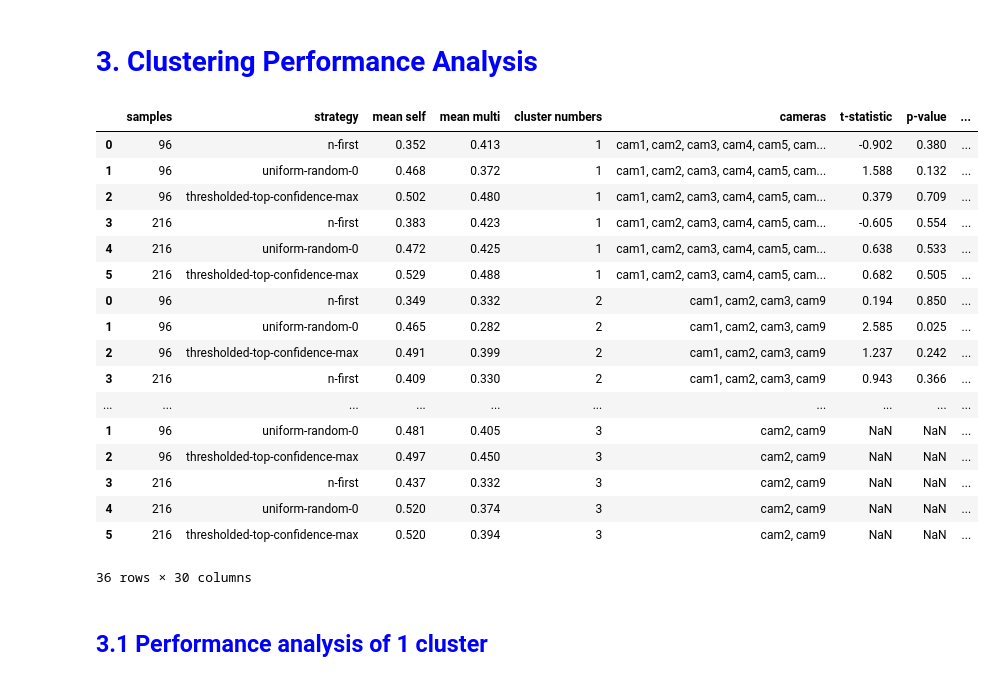
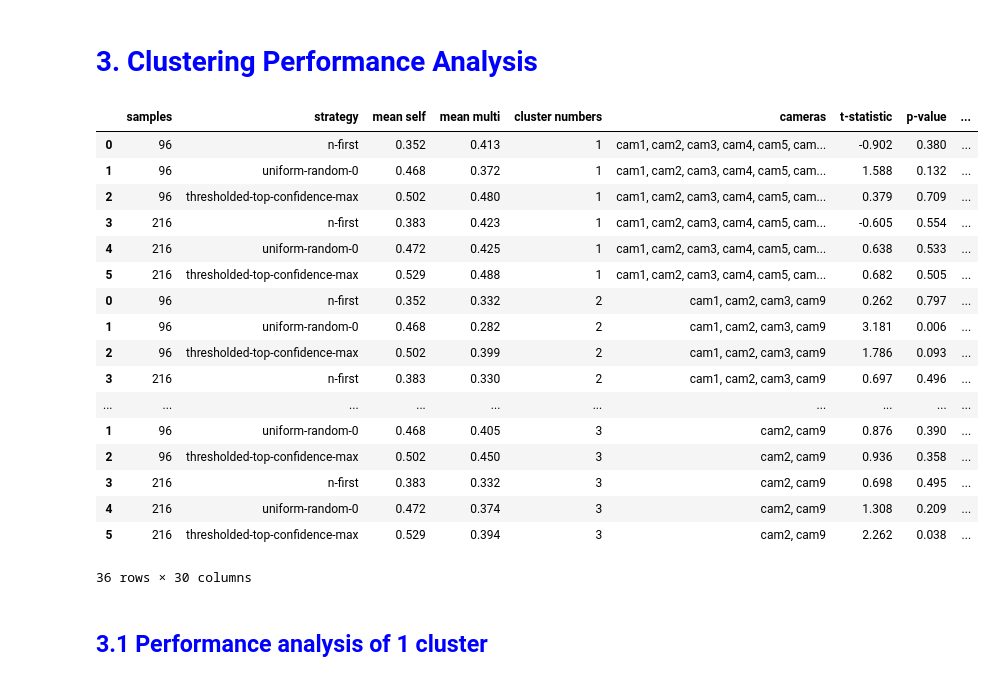
Before and after one commit to manjahdani/CSBAD, a Jupyter notebook: visualization_tools/analysis_journal.ipynb, the cells around one changed output. Drawn from its saved outputs; the diff is of its cells as text; code cells hidden in the pictures.

```diff
--- a/visualization_tools/analysis_journal.ipynb
+++ b/visualization_tools/analysis_journal.ipynb
@@ -10,13 +10,13 @@ from IPython.display import display
 from IPython.display import HTML
 
 ### MULTI-STREAM ###
-path_multistream = "/home/dani/trail22KD/testdir/multistream/inference_results.csv"
+path_multistream = "C:/Users/dani/inference/multistream/inference_results.csv"
 df_multistream = pd.read_csv(path_multistream)
 
 ### STREAM-BASED ###
 
 # Load the data
-path_stream = "/home/dani/trail22KD/testdir/WALT-journal/inference_results.csv"
+path_stream = "C:/Users/dani/inference/WALT-journal/inference_results.csv"
 df_stream = pd.read_csv(path_stream)
 # Convert source_domain and source_period into a tuple for easy comparison
 df_stream['source_combo'] = list(zip(df_stream['source_domain'], df_stream['source_period']))
@@ -24,7 +24,7 @@ df_stream['source_combo'] = list(zip(df_stream['source_domain'], df_stream['sour
 ### POOL-BASED ###
 
 # Load the data
-path_poolbased = "/home/dani/trail22KD/testdir/WALT-poolbased/inference_results.csv"
+path_poolbased = "C:/Users/dani/inference/WALT-poolbased/inference_results.csv"
 df_poolbased = pd.read_csv(path_poolbased)
 # Convert source_domain and source_period into a tuple for easy comparison
 df_poolbased['source_combo'] = list(zip(df_poolbased['source_domain'], df_poolbased['source_period']))
@@ -80,7 +80,7 @@ def benchmark_strategies_plot(strategies_df,
 # %%
 def filter_df(df, same_domain = False, strategies = None,
               samples=None, source_periods=None, source_domains=None,
-              excluded_domains=None, dom_periods = None):
+              excluded_domains=None, dom_periods = None, target_domain=None):
 
     filtered_df = df
 
@@ -105,6 +105,9 @@ def filter_df(df, same_domain = False, strategies = None,
     if dom_periods is not None:
         filtered_df = filtered_df[filtered_df['source_combo'].isin(restricted_dom_periods)]
 
+    if target_domain is not None:
+        filtered_df = filtered_df[filtered_df['target_domain'].isin(target_domain)]
+
     return filtered_df, filtered_df['mAP50-95'].mean(), filtered_df['mAP50-95'].std()
 
 
@@ -301,11 +301,6 @@ The analysis shows that selecting the frames where the student is the most confi
 # %% [markdown]
  <h2> <font color="blue"> 1.2. Statistical analysis </font><h2>
 # %%
-from scipy.stats import f_oneway
-import statsmodels.api as sm
-from statsmodels.formula.api import ols
-
-
 sample = [256]
 strategy1=['thresholded-top-confidence-max']
 str1_short='top-conf'
@@ -315,24 +310,31 @@ strategy3=['n-first']
 str3_short='nfirst'
 
 
-strat1_df, mean_strat1, std_strat1 = filter_df(df_stream_same_domain,
-                                                strategies=strategy1,
-                                                samples=sample,
-                                                dom_periods=restricted_dom_periods)
+strat1_df, mean_strat1, std_strat1 = filter_df(df_stream,
+                                               same_domain=True,
+                                               strategies=strategy1,
+                                               samples=sample,
+                                               dom_periods=restricted_dom_periods)
 
-strat2_df,mean_strat2, std_strat2= filter_df(df_stream_same_domain,
+strat2_df,mean_strat2, std_strat2= filter_df(df_stream,
+                                             same_domain=True,
                                              strategies=strategy2,
                                              samples=sample,
                                              dom_periods=restricted_dom_periods)
 
-strat3_df, mean_strat3, std_strat3 = filter_df(df_stream_same_domain,
+strat3_df, mean_strat3, std_strat3 = filter_df(df_stream,
+                                               same_domain=True,
                                                strategies=strategy3,
                                                samples=sample,
                                                dom_periods=restricted_dom_periods)
 
-yolov8n_df, mean_yolov8n, c = filter_df(df_stream_same_domain,
-                                        strategies=['yolov8n'],samples=[0])
-yolov8x6_df,mean_yolov8x6,c = filter_df(df_stream_same_domain,
+yolov8n_df, mean_yolov8n, c = filter_df(df_stream,
+                                        same_domain=True,
+                                        strategies=['yolov8n'],
+                                        samples=[0])
+
+yolov8x6_df,mean_yolov8x6,c = filter_df(df_stream,
+                                        same_domain=True,
                                         strategies=['yolov8x6'],samples=[0])
 
 stats_data = perform_statistical_tests(strat1_df, strat3_df, str1_short, str3_short)
@@ -808,44 +813,44 @@ clusters = [
         'source_period': 'week1e5'
     },
 
     {
       'number': 3,
        'source_domain': 'cam2e9',
         'source_period': 'week1e1'
     },
 ]
 
 for cluster in clusters:
     results_df = analyze_performance(cluster["number"],
                                      selected_strategy,
                                      selected_sample_sizes,
                                      cluster["source_domain"],
                                      cluster["source_period"],
                                      restricted_dom_periods,
-                                     df_stream_same_domain,
+                                     df_stream,
                                      df_multistream)
     final_results_df = pd.concat([final_results_df, results_df])
 
 
 display(final_results_df)
 # %% [output]
 |  | samples | strategy | mean self | mean multi | cluster numbers | cameras | t-statistic | p-value | ... |
 | 0 | 96 | n-first | 0.352 | 0.413 | 1 | cam1, cam2, cam3, cam4, cam5, cam... | -0.902 | 0.380 | ... |
 | 1 | 96 | uniform-random-0 | 0.468 | 0.372 | 1 | cam1, cam2, cam3, cam4, cam5, cam... | 1.588 | 0.132 | ... |
 | 2 | 96 | thresholded-top-confidence-max | 0.502 | 0.480 | 1 | cam1, cam2, cam3, cam4, cam5, cam... | 0.379 | 0.709 | ... |
 | 3 | 216 | n-first | 0.383 | 0.423 | 1 | cam1, cam2, cam3, cam4, cam5, cam... | -0.605 | 0.554 | ... |
 | 4 | 216 | uniform-random-0 | 0.472 | 0.425 | 1 | cam1, cam2, cam3, cam4, cam5, cam... | 0.638 | 0.533 | ... |
 | 5 | 216 | thresholded-top-confidence-max | 0.529 | 0.488 | 1 | cam1, cam2, cam3, cam4, cam5, cam... | 0.682 | 0.505 | ... |
-| 0 | 96 | n-first | 0.349 | 0.332 | 2 | cam1, cam2, cam3, cam9 | 0.194 | 0.850 | ... |
-| 1 | 96 | uniform-random-0 | 0.465 | 0.282 | 2 | cam1, cam2, cam3, cam9 | 2.585 | 0.025 | ... |
-| 2 | 96 | thresholded-top-confidence-max | 0.491 | 0.399 | 2 | cam1, cam2, cam3, cam9 | 1.237 | 0.242 | ... |
-| 3 | 216 | n-first | 0.409 | 0.330 | 2 | cam1, cam2, cam3, cam9 | 0.943 | 0.366 | ... |
+| 0 | 96 | n-first | 0.352 | 0.332 | 2 | cam1, cam2, cam3, cam9 | 0.262 | 0.797 | ... |
+| 1 | 96 | uniform-random-0 | 0.468 | 0.282 | 2 | cam1, cam2, cam3, cam9 | 3.181 | 0.006 | ... |
+| 2 | 96 | thresholded-top-confidence-max | 0.502 | 0.399 | 2 | cam1, cam2, cam3, cam9 | 1.786 | 0.093 | ... |
+| 3 | 216 | n-first | 0.383 | 0.330 | 2 | cam1, cam2, cam3, cam9 | 0.697 | 0.496 | ... |
 | ... | ... | ... | ... | ... | ... | ... | ... | ... | ... |
-| 1 | 96 | uniform-random-0 | 0.481 | 0.405 | 3 | cam2, cam9 | NaN | NaN | ... |
-| 2 | 96 | thresholded-top-confidence-max | 0.497 | 0.450 | 3 | cam2, cam9 | NaN | NaN | ... |
-| 3 | 216 | n-first | 0.437 | 0.332 | 3 | cam2, cam9 | NaN | NaN | ... |
-| 4 | 216 | uniform-random-0 | 0.520 | 0.374 | 3 | cam2, cam9 | NaN | NaN | ... |
-| 5 | 216 | thresholded-top-confidence-max | 0.520 | 0.394 | 3 | cam2, cam9 | NaN | NaN | ... |
+| 1 | 96 | uniform-random-0 | 0.468 | 0.405 | 3 | cam2, cam9 | 0.876 | 0.390 | ... |
+| 2 | 96 | thresholded-top-confidence-max | 0.502 | 0.450 | 3 | cam2, cam9 | 0.936 | 0.358 | ... |
+| 3 | 216 | n-first | 0.383 | 0.332 | 3 | cam2, cam9 | 0.698 | 0.495 | ... |
+| 4 | 216 | uniform-random-0 | 0.472 | 0.374 | 3 | cam2, cam9 | 1.308 | 0.209 | ... |
+| 5 | 216 | thresholded-top-confidence-max | 0.529 | 0.394 | 3 | cam2, cam9 | 2.262 | 0.038 | ... |
 36 rows × 30 columns
 # %% [markdown]
 <h2> <font color="blue"> 3.1 Performance analysis of 1 cluster </font> </h2>
```
Also changed, not shown: parts of 6 cells of this notebook.
